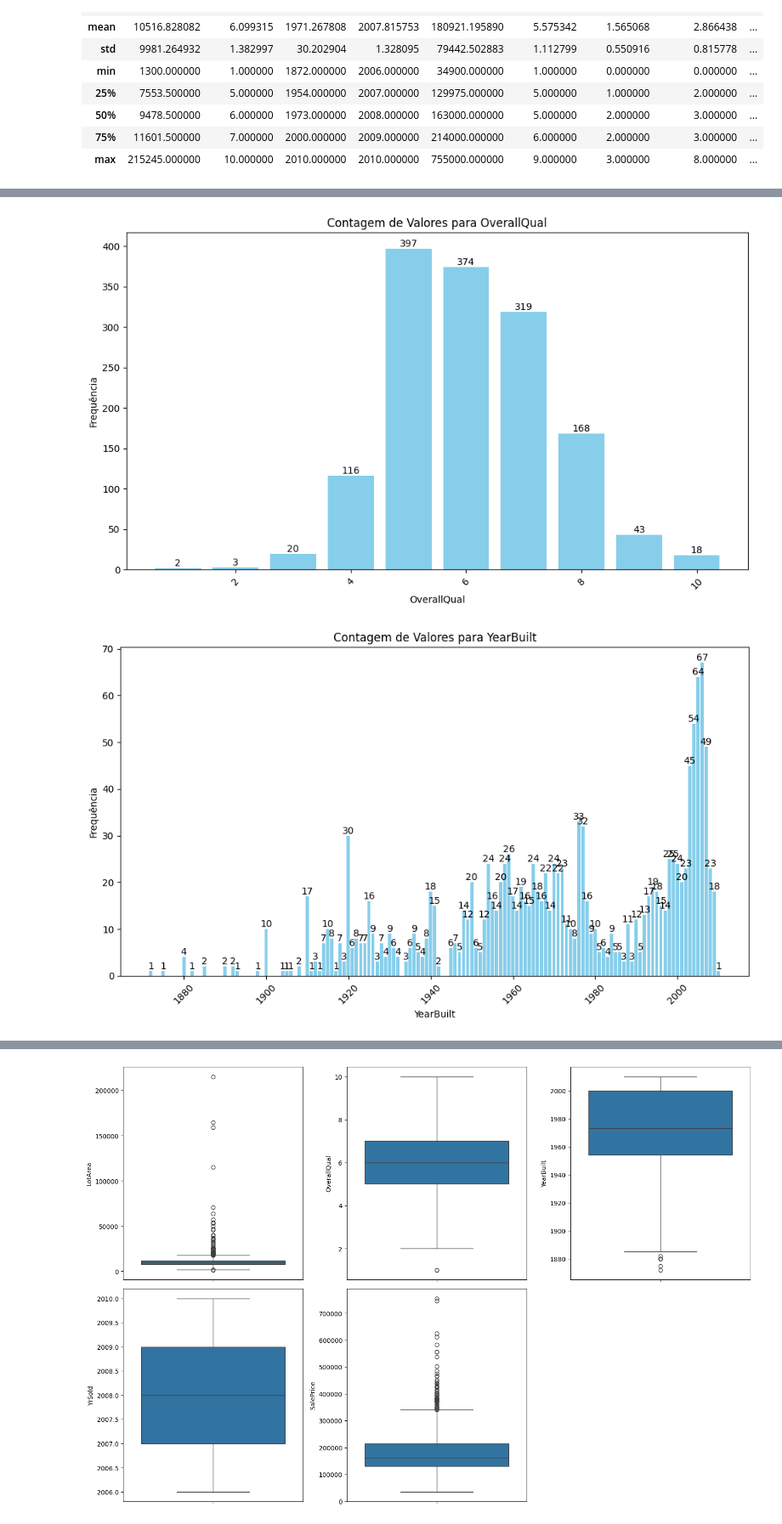
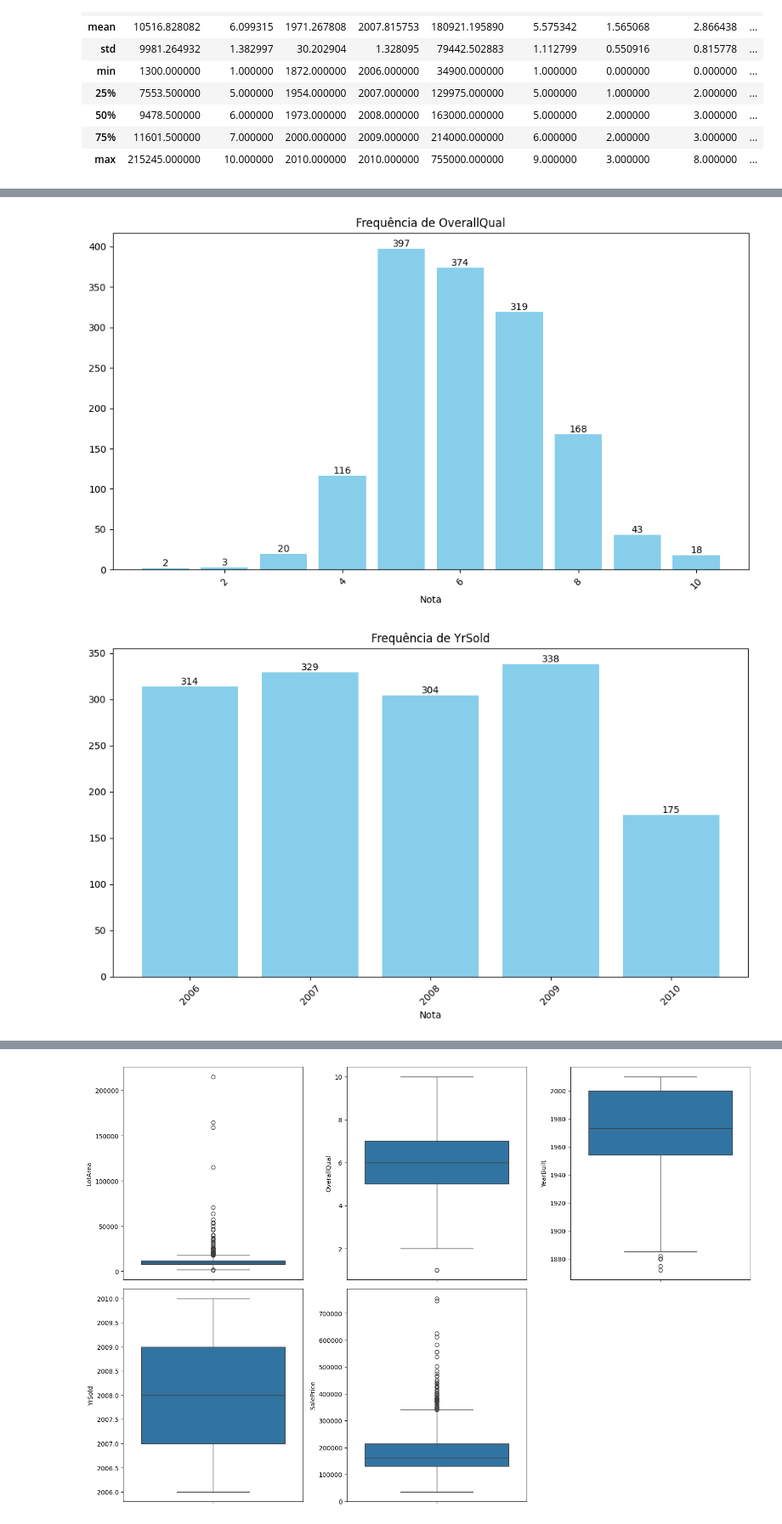
Before and after one commit to alearauj/mentoriabv, a Jupyter notebook: Mentoria_BV_Análise_de_dados.ipynb, the cells around one changed output, grey strips where cells are left out. Shown at 85% size. Saved outputs shown, nothing was run; the diff lists cells and outputs as text; code cells hidden in the pictures.

```diff
--- a/Mentoria_BV_Análise_de_dados.ipynb
+++ b/Mentoria_BV_Análise_de_dados.ipynb
@@ -223,8 +223,7 @@ df.describe()
 | 75% | 11601.500000 | 7.000000 | 2000.000000 | 2009.000000 | 214000.000000 | 6.000000 | 2.000000 | 3.000000 | ... |
 | max | 215245.000000 | 10.000000 | 2010.000000 | 2010.000000 | 755000.000000 | 9.000000 | 3.000000 | 8.000000 | ... |
 # %%
-# Selecionar as colunas que você deseja exibir em gráficos de barras
-columns = ['OverallCond', 'OverallQual', 'YearBuilt', 'YrSold', 'TotRmsAbvGrd', 'LotArea']
+columns = ['OverallCond', 'OverallQual', 'YrSold', 'TotRmsAbvGrd']
 
 # Iterar sobre as colunas e criar gráficos de barras
 for col in columns:
@@ -240,9 +239,8 @@ for col in columns:
         plt.text(bar.get_x() + bar.get_width()/2, yval, int(yval), va='bottom', ha='center')
 
     # Adicionar título e rótulos
-    plt.title(f'Contagem de Valores para {col}')
-    plt.xlabel(col)
-    plt.ylabel('Frequência')
+    plt.title(f'Frequência de {col}')
+    plt.xlabel('Nota')
     plt.xticks(rotation=45)
 
     # Mostrar o gráfico
@@ -253,2 +251,2 @@ for col in columns:
-[figure, old version]
+[figure, new version]
-[figure, old version]
+[figure, new version]
```
Also changed, not shown: parts of 12 cells of this notebook.
